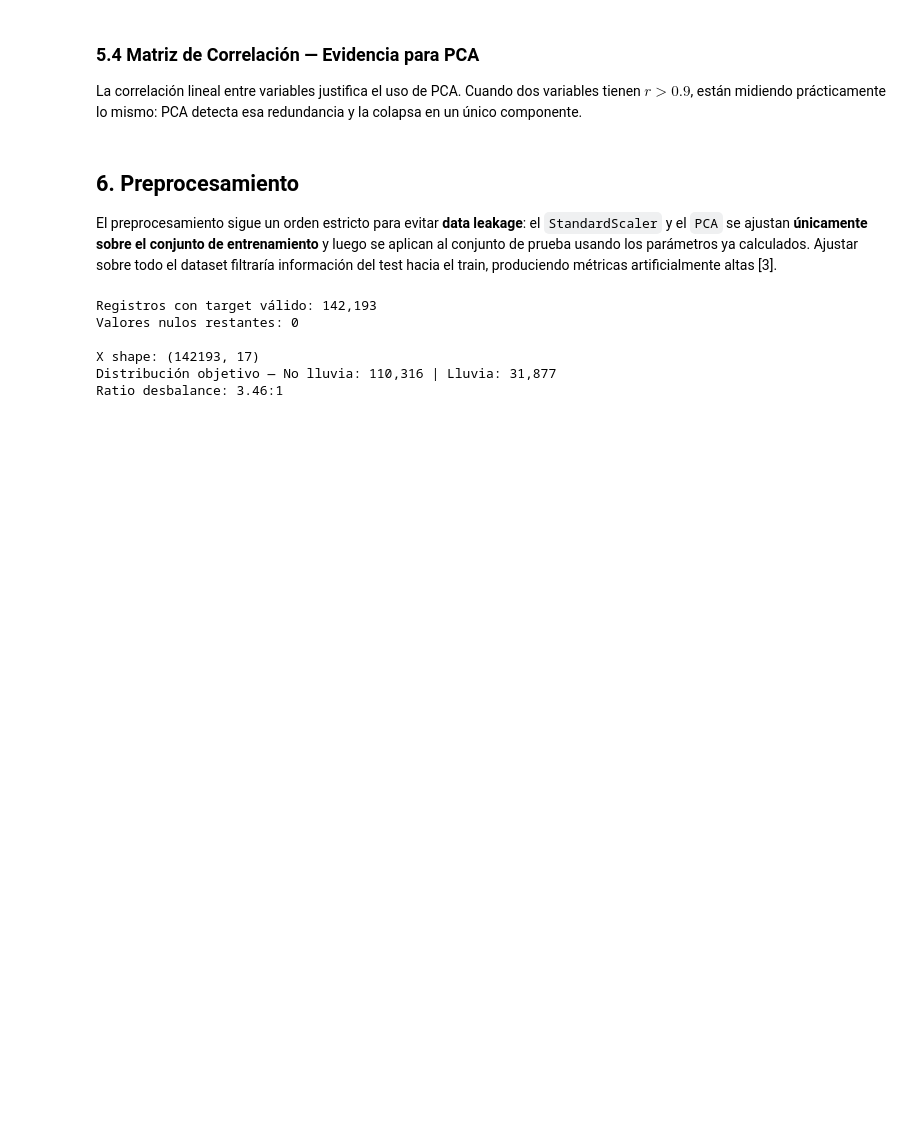
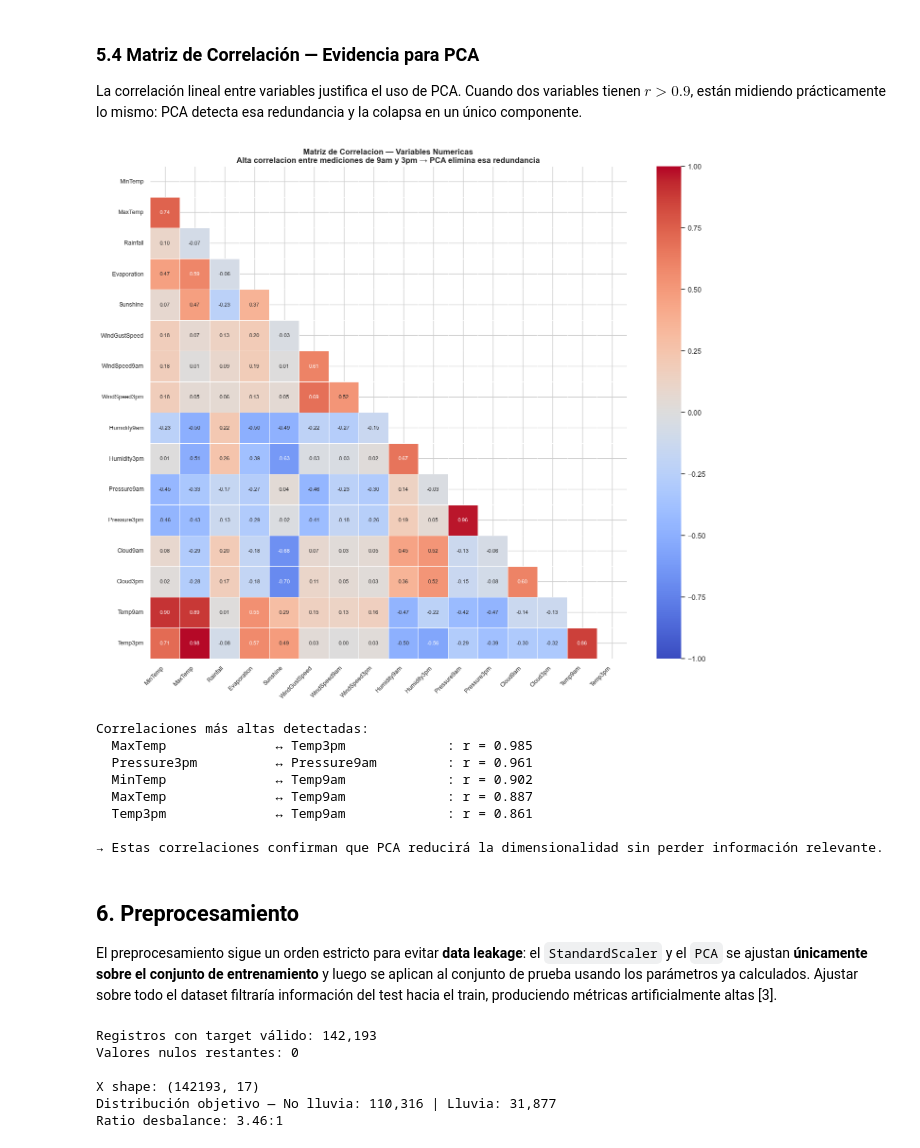
Before and after one commit to blinaresv/pca-lluvia-australia, a Jupyter notebook: notebooks/01_training.ipynb, the cells around one changed output. Saved outputs shown, nothing was run; the diff lists cells and outputs as text; code cells hidden in the pictures; blank space fills up the shorter version.

```diff
--- a/notebooks/01_training.ipynb
+++ b/notebooks/01_training.ipynb
@@ -310,25 +340,37 @@ La correlación lineal entre variables justifica el uso de PCA. Cuando dos varia
 # %%
 fig, ax = plt.subplots(figsize=(14, 12))
 corr = df[NUMERICAL_ALL].corr()
 mask = np.triu(np.ones_like(corr, dtype=bool))
 sns.heatmap(corr, mask=mask, annot=True, fmt='.2f', cmap='coolwarm',
             center=0, ax=ax, linewidths=0.5, annot_kws={'size': 8},
             vmin=-1, vmax=1)
 ax.set_title('Matriz de Correlacion — Variables Numericas\n'
              'Alta correlacion entre mediciones de 9am y 3pm → PCA elimina esa redundancia',
              fontsize=12, fontweight='bold')
-ax.tick_params(labelsize=10)
+# Etiquetas eje X a 45° para no tener que girar la cabeza
+ax.set_xticklabels(ax.get_xticklabels(), rotation=45, ha='right', fontsize=9)
+ax.set_yticklabels(ax.get_yticklabels(), rotation=0, fontsize=9)
 plt.tight_layout()
 plt.savefig('../data/processed/correlation_matrix.png', dpi=150, bbox_inches='tight')
 plt.show()
 
 print('Correlaciones más altas detectadas:')
 pairs = [(r, c) for r in NUMERICAL_ALL for c in NUMERICAL_ALL if r < c]
 high_corr = [(r, c, corr.loc[r, c]) for r, c in pairs if abs(corr.loc[r, c]) > 0.80]
 high_corr.sort(key=lambda x: abs(x[2]), reverse=True)
 for r, c, v in high_corr[:8]:
     print(f'  {r:20} ↔ {c:20}: r = {v:.3f}')
 print('\n→ Estas correlaciones confirman que PCA reducirá la dimensionalidad sin perder información relevante.')
+# %% [output]
+[figure, added]
+Correlaciones más altas detectadas:
+  MaxTemp              ↔ Temp3pm             : r = 0.985
+  Pressure3pm          ↔ Pressure9am         : r = 0.961
+  MinTemp              ↔ Temp9am             : r = 0.902
+  MaxTemp              ↔ Temp9am             : r = 0.887
+  Temp3pm              ↔ Temp9am             : r = 0.861
+
+→ Estas correlaciones confirman que PCA reducirá la dimensionalidad sin perder información relevante.
 # %% [markdown]
 ## 6. Preprocesamiento
 
```
Also changed, not shown: parts of 8 cells of this notebook, 2 other files.
